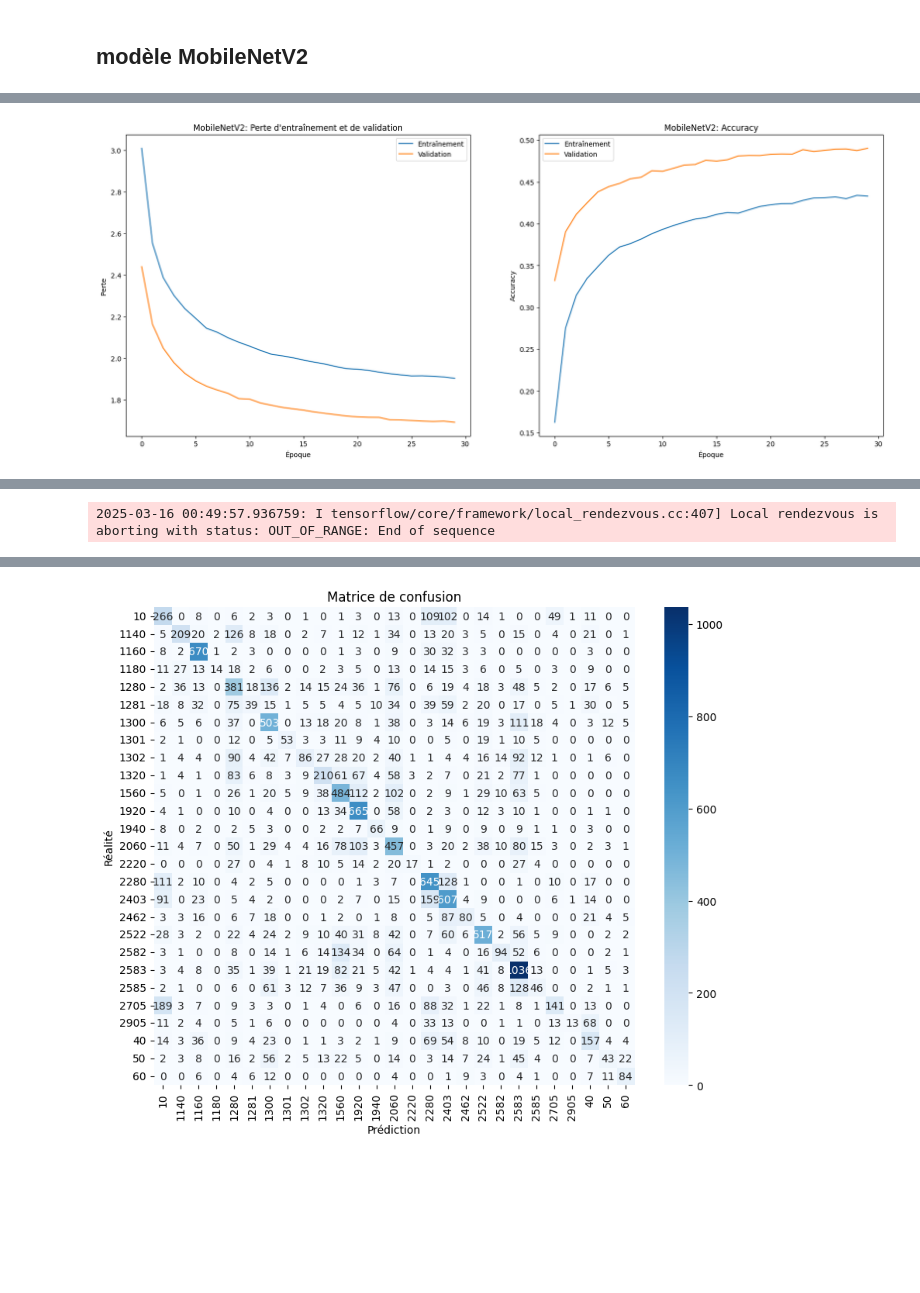
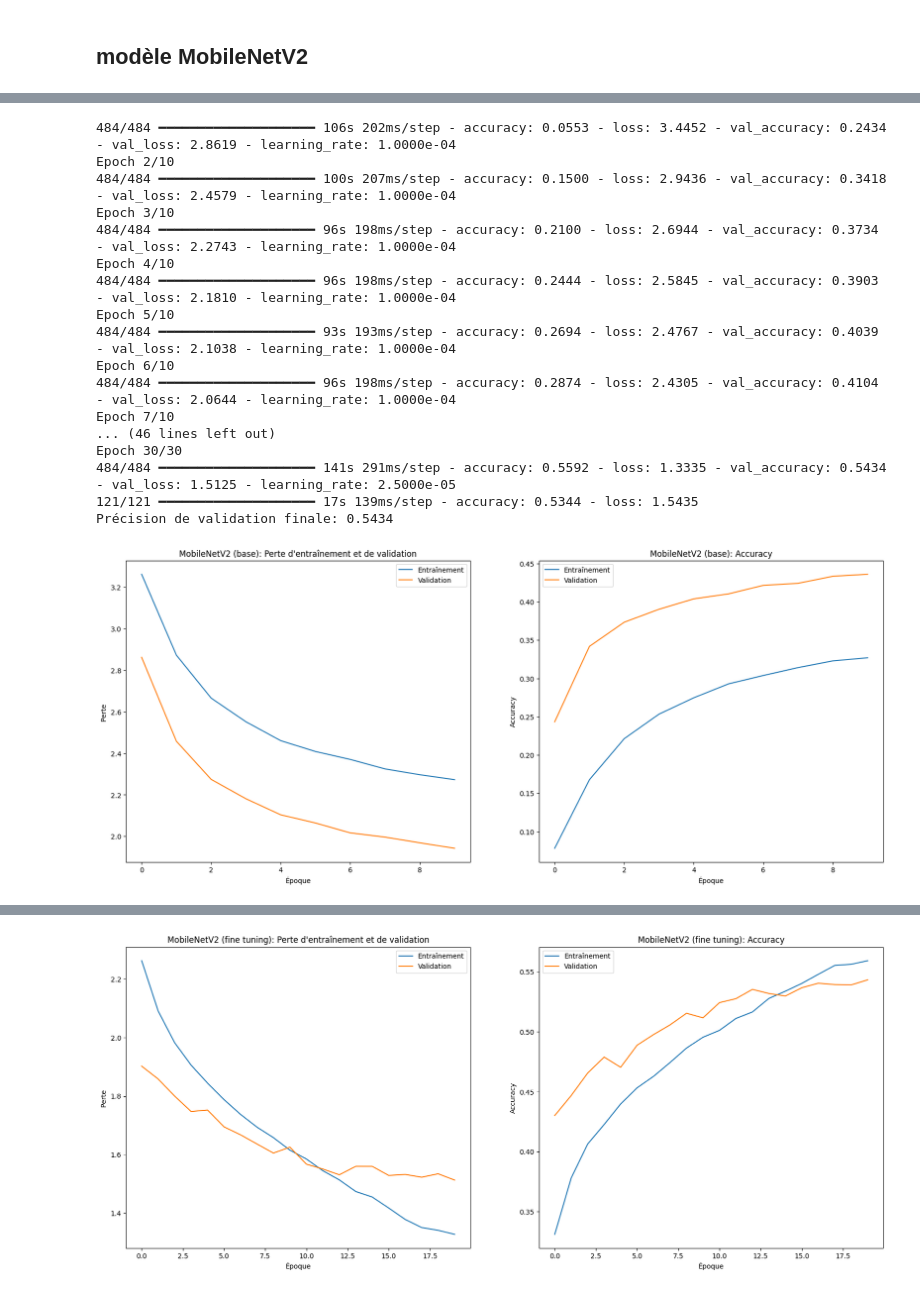
Before and after one commit to elkarimero/rakuten-challenge, a Jupyter notebook: notebooks/Models/karim-modelisation_MobileNet.ipynb, the cells around one changed output, grey strips where cells are left out. Cells and saved outputs as stored; diff of their text form; code cells hidden in the pictures; blank space fills up the shorter version.

Commit message:
maj model

```diff
--- a/notebooks/Models/karim-modelisation_MobileNet.ipynb
+++ b/notebooks/Models/karim-modelisation_MobileNet.ipynb
@@ -169,8 +205,10 @@ model = tf.keras.Sequential([
     # Couches de classification
     tf.keras.layers.GlobalAveragePooling2D(),
     tf.keras.layers.Dropout(0.3),
+    tf.keras.layers.Dense(256, activation='relu'),
+    tf.keras.layers.Dropout(0.4),
     tf.keras.layers.Dense(128, activation='relu'),
-    tf.keras.layers.Dropout(0.4),
+    tf.keras.layers.Dropout(0.3),
     tf.keras.layers.Dense(nb_class, activation='softmax')
 ])
 
@@ -187,6 +225,13 @@ early_stopping = tf.keras.callbacks.EarlyStopping(
     restore_best_weights=True
 )
 
+
+INITIAL_EPOCHS = 10
+FINE_TUNING_EPOCHS = 20
+
+# Première phase: entraîner seulement les couches supérieures
+print("Phase 1: Entraînement des couches supérieures")
+
 model.compile(
     loss='sparse_categorical_crossentropy',
     optimizer= tf.keras.optimizers.Adam(learning_rate=1e-4),
@@ -194,7 +239,28 @@ model.compile(
 
 model_history = model.fit(train_ds,
                            validation_data=val_ds,
-                           epochs=30,
+                           epochs=INITIAL_EPOCHS,
+                           class_weight=class_weights,
+                           callbacks=[ReduceLR_callback])
+
+# Deuxième phase: Fine-tuning
+print("Phase 2: Fine-tuning du modèle")
+
+base_model.trainable = False
+
+for layer in base_model.layers[-54:]:
+    layer.trainable = True
+
+model.compile(
+    loss='sparse_categorical_crossentropy',
+    optimizer= tf.keras.optimizers.Adam(learning_rate=5e-5),
+    metrics=['accuracy'])
+
+model_history_fine_tuned = model.fit(train_ds,
+                           validation_data=val_ds,
+                           epochs=INITIAL_EPOCHS + FINE_TUNING_EPOCHS,
+                           initial_epoch=model_history.epoch[-1] + 1,
+                           class_weight=class_weights,
                            callbacks=[ReduceLR_callback])
 
 
@@ -202,7 +268,11 @@ model_history = model.fit(train_ds,
 
 val_loss, val_accuracy = model.evaluate(val_ds)
 print(f"Précision de validation finale: {val_accuracy:.4f}")
-display_results(model_history, "MobileNetV2")
+display_results(model_history, "MobileNetV2 (base)")
+
+val_loss, val_accuracy = model.evaluate(val_ds)
+print(f"Précision de validation finale: {val_accuracy:.4f}")
+display_results(model_history_fine_tuned, "MobileNetV2 (fine tuning)")
 
 
 ### ANALYSE DE LA PERFORMACE ###
@@ -227,9 +297,7 @@ labels = np.array(labels)
 # 2. Créer et afficher la matrice de confusion
 cm = confusion_matrix(labels, predictions)
 plt.figure(figsize=(10, 8))
-sns.heatmap(cm, annot=True, fmt='d', cmap='Blues',
-            xticklabels=class_names,
-            yticklabels=class_names)
+sns.heatmap(cm, annot=True, fmt='d', cmap='Blues', xticklabels=class_names, yticklabels=class_names)
 plt.xlabel('Prédiction')
 plt.ylabel('Réalité')
 plt.title('Matrice de confusion')
@@ -255 +307,0 @@ Précision de validation finale: 0.4903
-[figure, old version]
@@ -273 +309,18 @@ Précision de validation finale: 0.4903
-2025-03-16 00:49:57.936759: I tensorflow/core/framework/local_rendezvous.cc:407] Local rendezvous is aborting with status: OUT_OF_RANGE: End of sequence
+484/484 ━━━━━━━━━━━━━━━━━━━━ 106s 202ms/step - accuracy: 0.0553 - loss: 3.4452 - val_accuracy: 0.2434 - val_loss: 2.8619 - learning_rate: 1.0000e-04
+Epoch 2/10
+484/484 ━━━━━━━━━━━━━━━━━━━━ 100s 207ms/step - accuracy: 0.1500 - loss: 2.9436 - val_accuracy: 0.3418 - val_loss: 2.4579 - learning_rate: 1.0000e-04
+Epoch 3/10
+484/484 ━━━━━━━━━━━━━━━━━━━━ 96s 198ms/step - accuracy: 0.2100 - loss: 2.6944 - val_accuracy: 0.3734 - val_loss: 2.2743 - learning_rate: 1.0000e-04
+Epoch 4/10
+484/484 ━━━━━━━━━━━━━━━━━━━━ 96s 198ms/step - accuracy: 0.2444 - loss: 2.5845 - val_accuracy: 0.3903 - val_loss: 2.1810 - learning_rate: 1.0000e-04
+Epoch 5/10
+484/484 ━━━━━━━━━━━━━━━━━━━━ 93s 193ms/step - accuracy: 0.2694 - loss: 2.4767 - val_accuracy: 0.4039 - val_loss: 2.1038 - learning_rate: 1.0000e-04
+Epoch 6/10
+484/484 ━━━━━━━━━━━━━━━━━━━━ 96s 198ms/step - accuracy: 0.2874 - loss: 2.4305 - val_accuracy: 0.4104 - val_loss: 2.0644 - learning_rate: 1.0000e-04
+Epoch 7/10
+... (46 lines left out)
+Epoch 30/30
+484/484 ━━━━━━━━━━━━━━━━━━━━ 141s 291ms/step - accuracy: 0.5592 - loss: 1.3335 - val_accuracy: 0.5434 - val_loss: 1.5125 - learning_rate: 2.5000e-05
+121/121 ━━━━━━━━━━━━━━━━━━━━ 17s 139ms/step - accuracy: 0.5344 - loss: 1.5435
+Précision de validation finale: 0.5434
+[figure, new version]
@@ -274 +329 @@ Précision de validation finale: 0.4903
-[figure, old version]
+[figure, new version]
```
Also changed, not shown: parts of 2 cells of this notebook, 2 other files.
